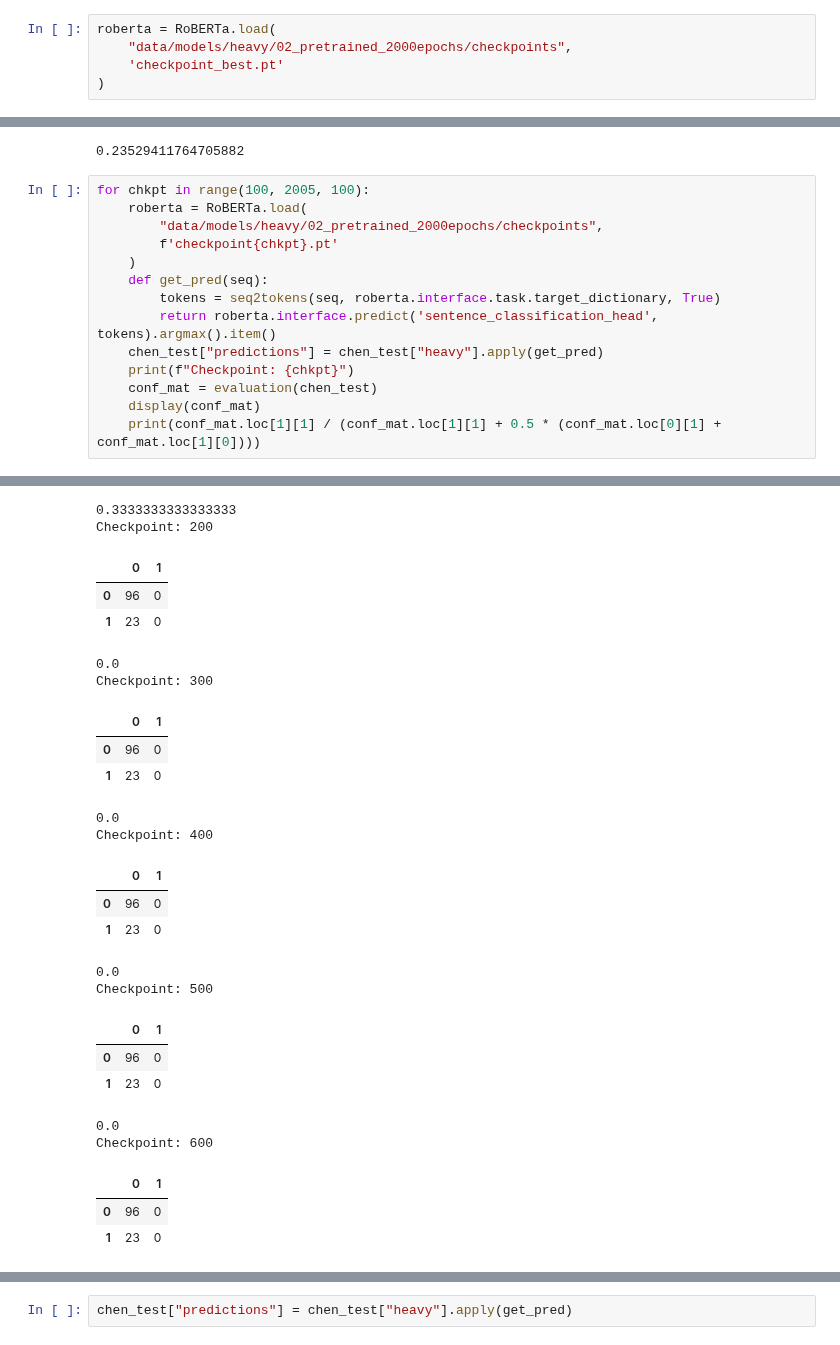
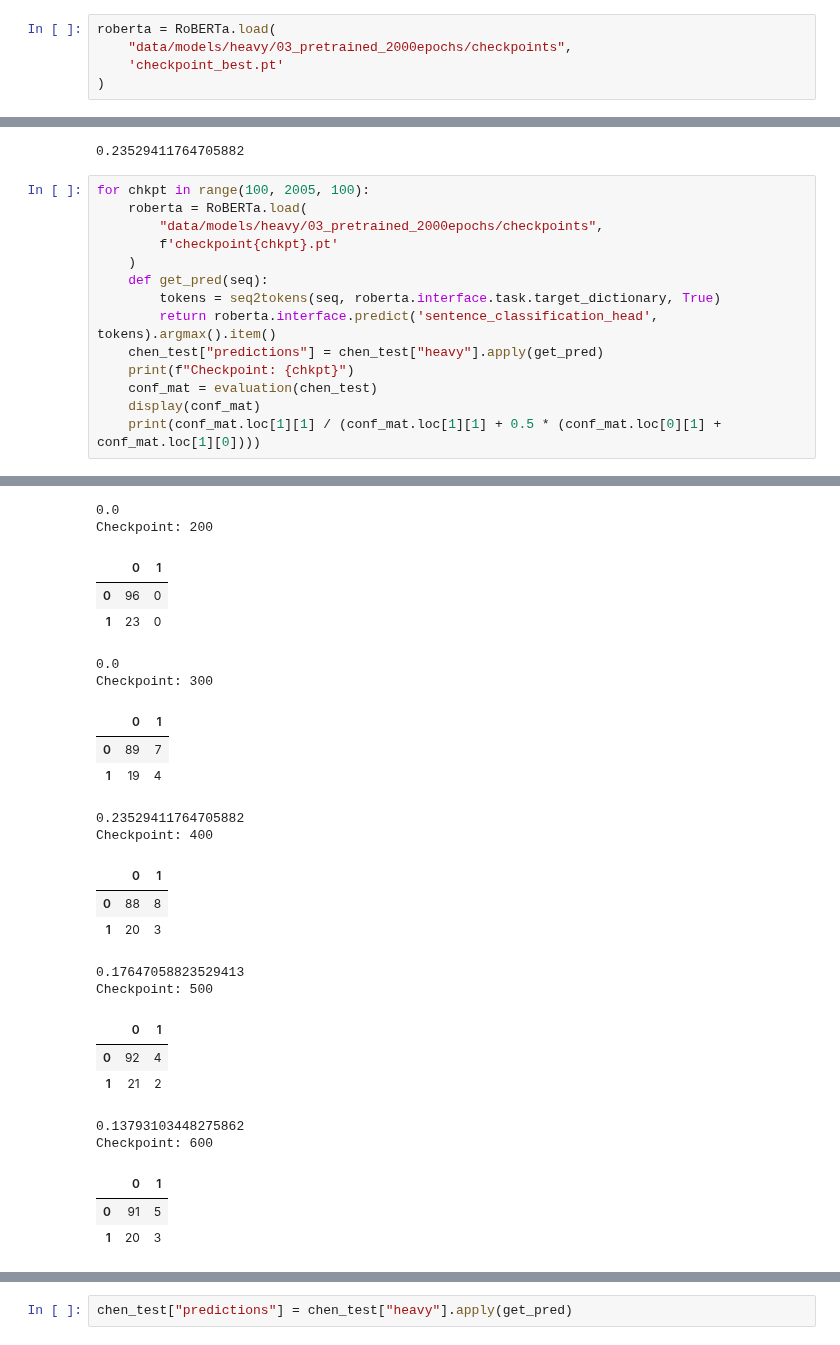
Before and after one commit to kvetab/di-pred, a Jupyter notebook: fairseq/sapiens_fine_tune_new.ipynb, the cells around one changed output, grey strips where cells are left out. Drawn from its saved outputs; the diff is of its cells as text.

Commit message:
Evaluate new model

```diff
--- a/fairseq/sapiens_fine_tune_new.ipynb
+++ b/fairseq/sapiens_fine_tune_new.ipynb
@@ -21,7 +21,7 @@ from sapiens.roberta import RoBERTa, seq2tokens
 from fairseq.models.roberta import RobertaModel
 # %%
 roberta = RoBERTa.load(
-    "data/models/heavy/02_pretrained_2000epochs/checkpoints",
+    "data/models/heavy/03_pretrained_2000epochs/checkpoints",
     'checkpoint_best.pt'
 )
 # %%
@@ -92,7 +92,7 @@ conf_mat.loc[1][1] / (conf_mat.loc[1][1] + 0.5 * (conf_mat.loc[0][1] + conf_mat.
 # %%
 for chkpt in range(100, 2005, 100):
     roberta = RoBERTa.load(
-        "data/models/heavy/02_pretrained_2000epochs/checkpoints",
+        "data/models/heavy/03_pretrained_2000epochs/checkpoints",
         f'checkpoint{chkpt}.pt'
     )
     def get_pred(seq):
@@ -111,28 +111,28 @@ Checkpoint: 100
-0.3333333333333333
+0.0
 Checkpoint: 200
 |  | 0 | 1 |
 | 0 | 96 | 0 |
 | 1 | 23 | 0 |
 0.0
 Checkpoint: 300
 |  | 0 | 1 |
-| 0 | 96 | 0 |
-| 1 | 23 | 0 |
+| 0 | 89 | 7 |
+| 1 | 19 | 4 |
-0.0
+0.23529411764705882
 Checkpoint: 400
 |  | 0 | 1 |
-| 0 | 96 | 0 |
-| 1 | 23 | 0 |
+| 0 | 88 | 8 |
+| 1 | 20 | 3 |
-0.0
+0.17647058823529413
 Checkpoint: 500
 |  | 0 | 1 |
-| 0 | 96 | 0 |
-| 1 | 23 | 0 |
+| 0 | 92 | 4 |
+| 1 | 21 | 2 |
-0.0
+0.13793103448275862
 Checkpoint: 600
 |  | 0 | 1 |
-| 0 | 96 | 0 |
-| 1 | 23 | 0 |
+| 0 | 91 | 5 |
+| 1 | 20 | 3 |
 ... (29 outputs left out)
 # %%
 chen_test["predictions"] = chen_test["heavy"].apply(get_pred)
```
Also changed, not shown: parts of 1 cell of this notebook.
